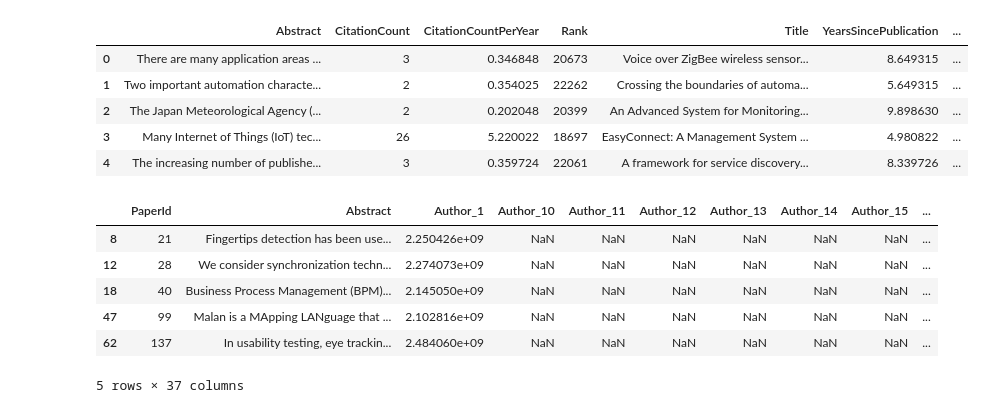
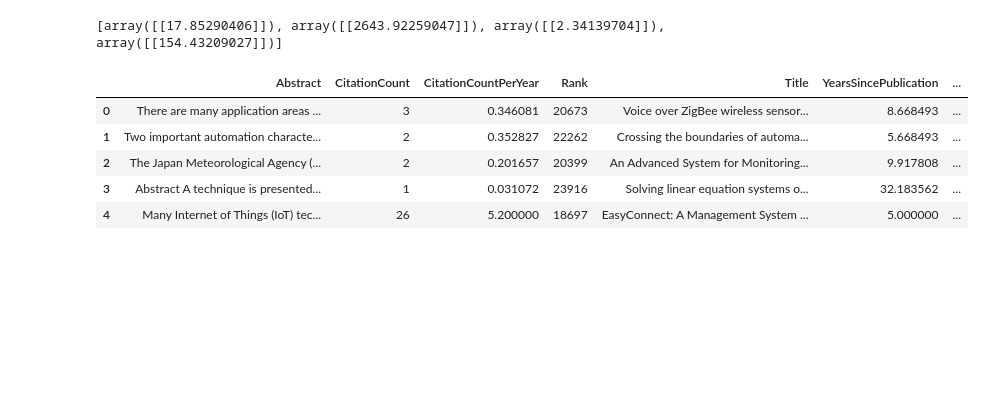
Before and after one commit to anton164/predicting-citation-counts, a Jupyter notebook: notebooks/jan_exploration.ipynb, the cells around one changed output. Cells and saved outputs as stored; diff of their text form; code cells hidden in the pictures; blank space fills up the shorter version.

```diff
--- a/notebooks/jan_exploration.ipynb
+++ b/notebooks/jan_exploration.ipynb
@@ -1,7 +1,8 @@
 # %%
 import pandas as pd
 import numpy as np
-df = pd.read_csv("../saved/5m_journal_conf_comp_sci_last_20.csv")
+df = pd.read_csv("../saved/5m_journal_conf_comp_sci_with_rank_features.csv")
+# df = pd.read_csv("../saved/5m_journal_conf_comp_sci_last_20.csv")
 # df = pd.read_csv("../saved/250k_journal_conf_last20.csv")
 # %%
 df.columns.tolist()
@@ -142,37 +153,33 @@ def correlation(df, columns=None, plot=True):
         )
         plt.show()
 # %%
-def custom_binning(x):
-    if x <= 4:
+def custom_binning(x, set=None):
+    thresholds = [4, 10, 100, 1000]
+    if set:
+        thresholds = set.copy()
+        thresholds.sort()
+    if x <= thresholds[0]:
         return 1
-    elif x <= 10:
+    elif x <= thresholds[1]:
         return 2
-    elif x <= 100:
+    elif x <= thresholds[2]:
         return 3
     else:
         return 4
 # %%
-df_cs["BinnedCitations"] = pd.Series([custom_binning(x) for x in cc], index=df_cs.index)
+threshold = [mu + np.sqrt(var).round() for mu, var in zip(gmm.means_, gmm.covariances_)]
+print(threshold)
+df_cs["BinnedCitations"] = pd.Series([custom_binning(x, set=threshold) for x in cc], index=df_cs.index)
 # df_cs["BinnedCitations"] = pd.Series(gmm.predict(cc.reshape(-1,1)).reshape(-1,), index=df_cs.index)
 df_cs.head()
 # %% [output]
+[array([[17.85290406]]), array([[2643.92259047]]), array([[2.34139704]]), array([[154.43209027]])]
 |  | Abstract | CitationCount | CitationCountPerYear | Rank | Title | YearsSincePublication | ... |
-| 0 | There are many application areas ... | 3 | 0.346848 | 20673 | Voice over ZigBee wireless sensor... | 8.649315 | ... |
-| 1 | Two important automation characte... | 2 | 0.354025 | 22262 | Crossing the boundaries of automa... | 5.649315 | ... |
-| 2 | The Japan Meteorological Agency (... | 2 | 0.202048 | 20399 | An Advanced System for Monitoring... | 9.898630 | ... |
-| 3 | Many Internet of Things (IoT) tec... | 26 | 5.220022 | 18697 | EasyConnect: A Management System ... | 4.980822 | ... |
-| 4 | The increasing number of publishe... | 3 | 0.359724 | 22061 | A framework for service discovery... | 8.339726 | ... |
+| 0 | There are many application areas ... | 3 | 0.346081 | 20673 | Voice over ZigBee wireless sensor... | 8.668493 | ... |
+| 1 | Two important automation characte... | 2 | 0.352827 | 22262 | Crossing the boundaries of automa... | 5.668493 | ... |
+| 2 | The Japan Meteorological Agency (... | 2 | 0.201657 | 20399 | An Advanced System for Monitoring... | 9.917808 | ... |
+| 3 | Abstract A technique is presented... | 1 | 0.031072 | 23916 | Solving linear equation systems o... | 32.183562 | ... |
+| 4 | Many Internet of Things (IoT) tec... | 26 | 5.200000 | 18697 | EasyConnect: A Management System ... | 5.000000 | ... |
-# %%
-df_cs = df.loc[df["FieldOfStudy_0"] == "computer science"]
-df_cs.head()
-# %% [output]
-|  | PaperId | Abstract | Author_1 | Author_10 | Author_11 | Author_12 | Author_13 | Author_14 | Author_15 | ... |
-| 8 | 21 | Fingertips detection has been use... | 2.250426e+09 | NaN | NaN | NaN | NaN | NaN | NaN | ... |
-| 12 | 28 | We consider synchronization techn... | 2.274073e+09 | NaN | NaN | NaN | NaN | NaN | NaN | ... |
-| 18 | 40 | Business Process Management (BPM)... | 2.145050e+09 | NaN | NaN | NaN | NaN | NaN | NaN | ... |
-| 47 | 99 | Malan is a MApping LANguage that ... | 2.102816e+09 | NaN | NaN | NaN | NaN | NaN | NaN | ... |
-| 62 | 137 | In usability testing, eye trackin... | 2.484060e+09 | NaN | NaN | NaN | NaN | NaN | NaN | ... |
-5 rows × 37 columns
 # %%
 correlation(df_cs, columns=[
     "CitationCount",
```
Also changed, not shown: parts of 18 cells of this notebook.
